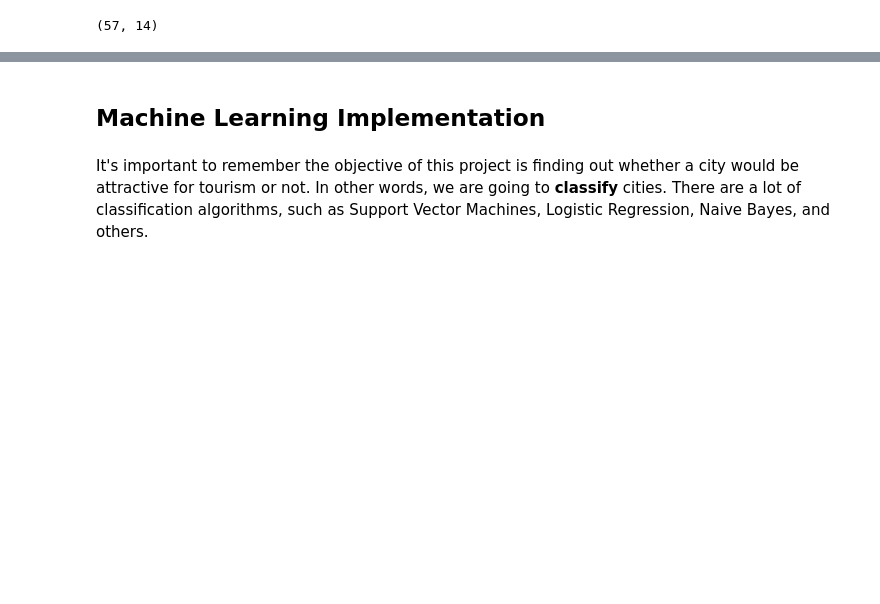
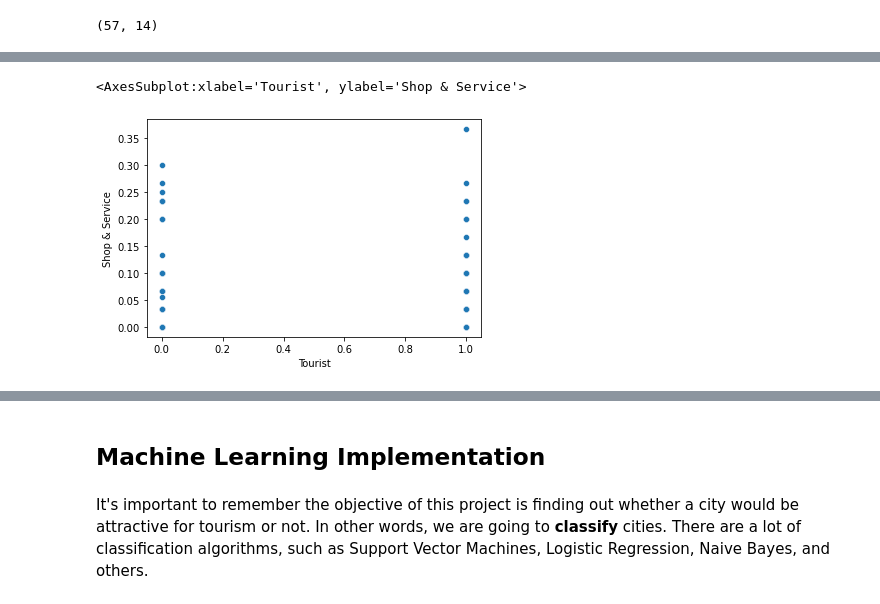
Before and after one commit to NeoLight1010/Coursera_Capstone, a Jupyter notebook: capstone/capstone_project.ipynb, the cells around one changed output, grey strips where cells are left out. Cells and saved outputs as stored; diff of their text form; code cells hidden in the pictures; blank space fills up the shorter version.

```diff
--- a/capstone/capstone_project.ipynb
+++ b/capstone/capstone_project.ipynb
@@ -429,0 +433,5 @@ Now our dataset is complete and we can start working on our model!
+# %%
+sns.scatterplot(x="Tourist", y="Shop & Service", data=cities)
+# %% [output]
+<AxesSubplot:xlabel='Tourist', ylabel='Shop & Service'>
+[figure, added]
```
Also changed, not shown: parts of 42 cells of this notebook, 2 other files.
